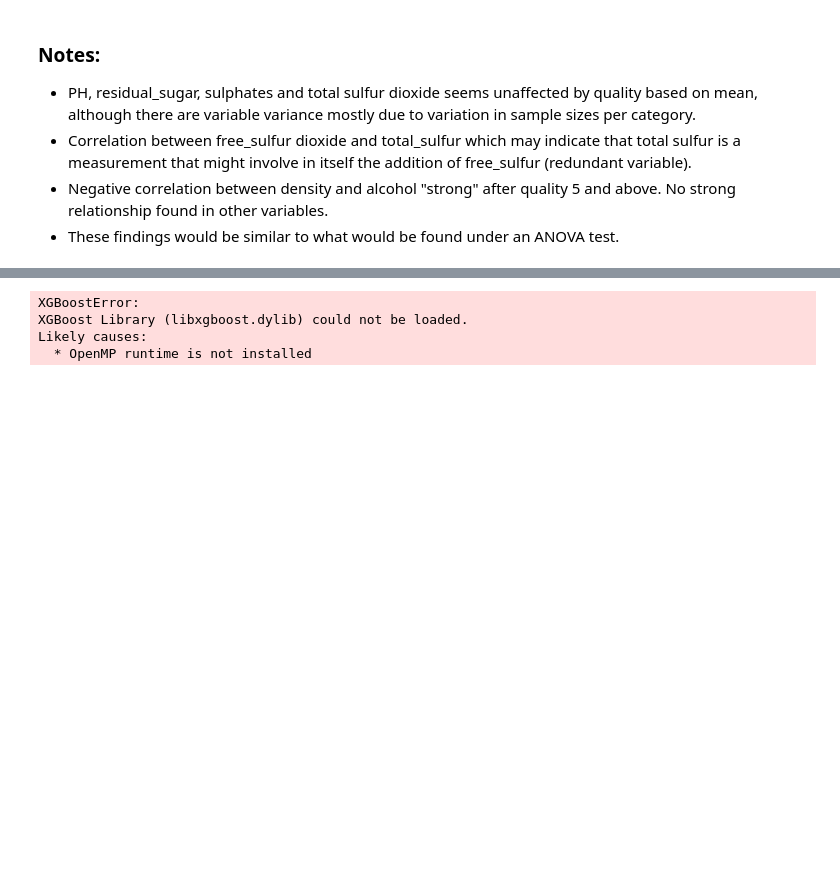
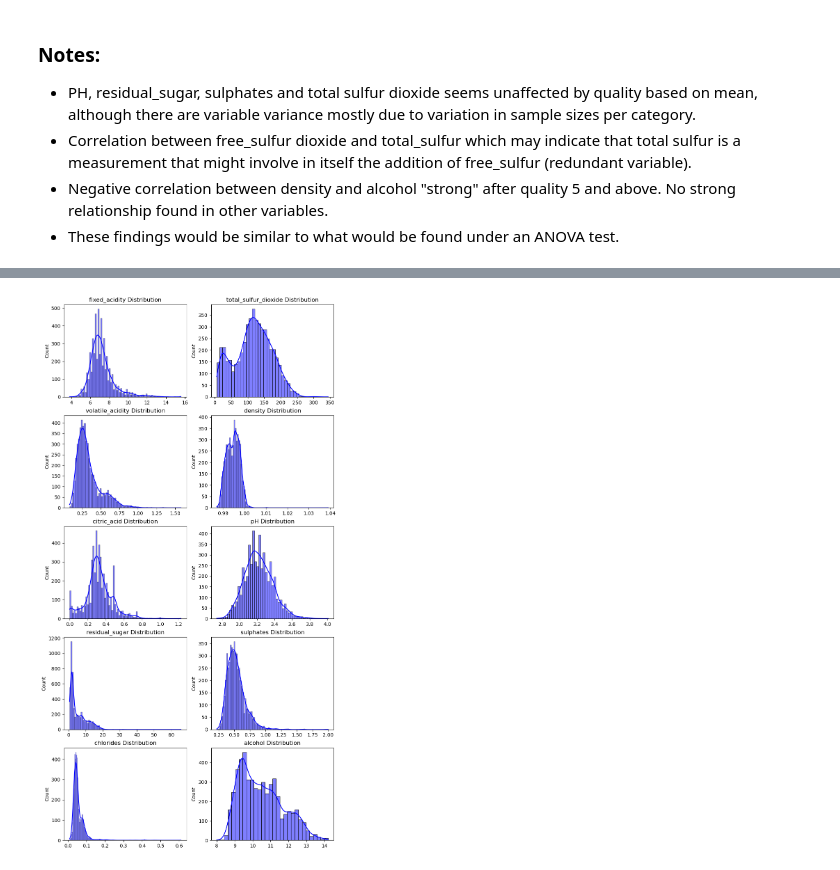
Before and after one commit to dlebron12/Statistics, a Jupyter notebook: Projects/WineDataSet/Analysis.ipynb, the cells around one changed output, grey strips where cells are left out. Cells and saved outputs as stored; diff of their text form; code cells hidden in the pictures; blank space fills up the shorter version.

```diff
--- a/Projects/WineDataSet/Analysis.ipynb
+++ b/Projects/WineDataSet/Analysis.ipynb
@@ -277,19 +228,20 @@ X_train, X_test, y_train, y_test = train_test_split(X, y, test_size=0.2, random_
-# %%
-# Trying XGBoost without fixing for the imabalanced dataset
-
-from xgboost import XGBClassifier
-
-xgb_model = XGBClassifier().fit(X_train, y_train)
-
-# predict
-xgb_y_predict = xgb_model.predict(X_test)
-
-# accuracy score
-xgb_score = accuracy_score(xgb_y_predict, y_test)
-
-print('Accuracy score is:', xbg_score)
-# %% [output]
-XGBoostError:
-XGBoost Library (libxgboost.dylib) could not be loaded.
-Likely causes:
-  * OpenMP runtime is not installed
+# %%
+X_train.drop('free_sulfur_dioxide', axis=1, inplace=True)
+X_test.drop('free_sulfur_dioxide', axis=1, inplace=True)
+
+## Distribution of features
+fig, axes = plt.subplots(nrows=5, ncols=2, figsize=(10,20))
+i = 0;j = 0
+for feature in X_train.columns:
+    sns.histplot(data=X_train,x=feature, kde=True, ax=axes[i,j], color='blue')
+    axes[i,j].set_title(f'{feature} Distribution')
+    axes[i,j].set_xlabel('') #remove x label
+
+    #Update axes
+    if i < 4:
+        i += 1
+    else:
+        j += 1
+        i = 0
+# %% [output]
+[figure, added]
```
Also changed, not shown: parts of 41 cells of this notebook, 13 other files.
